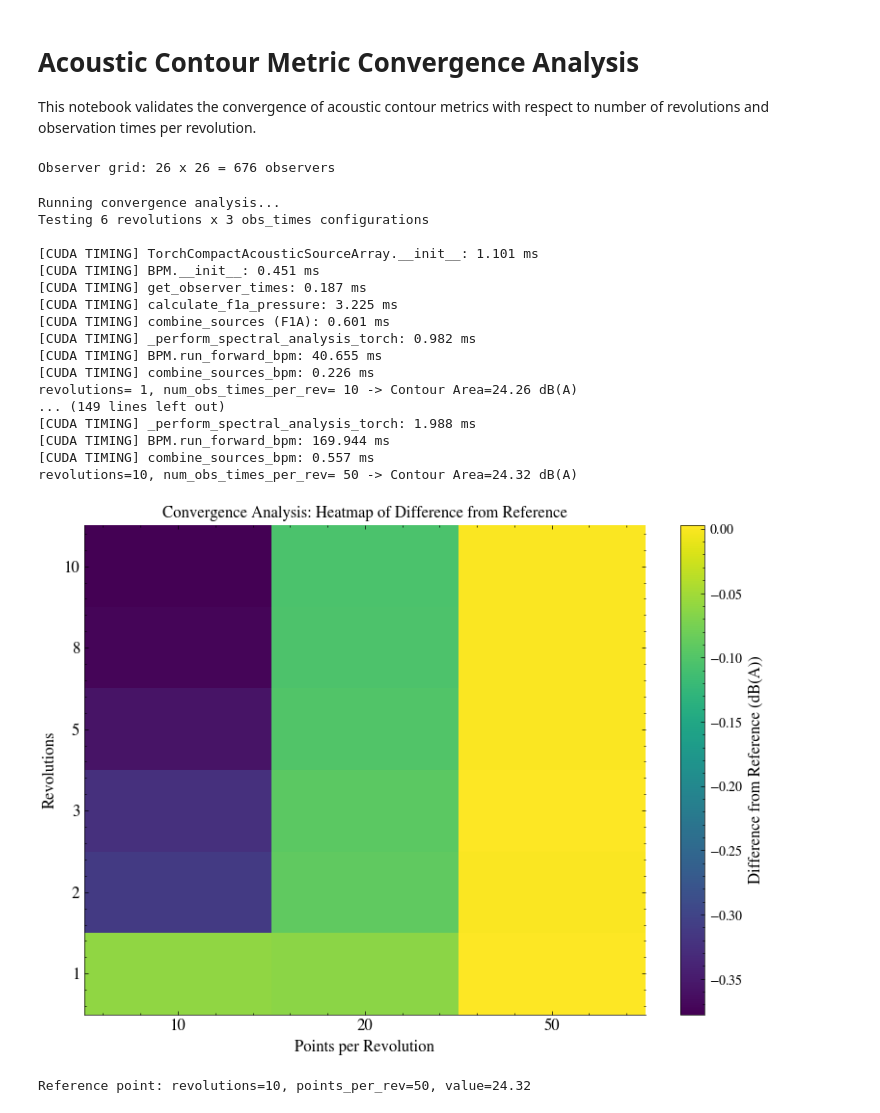
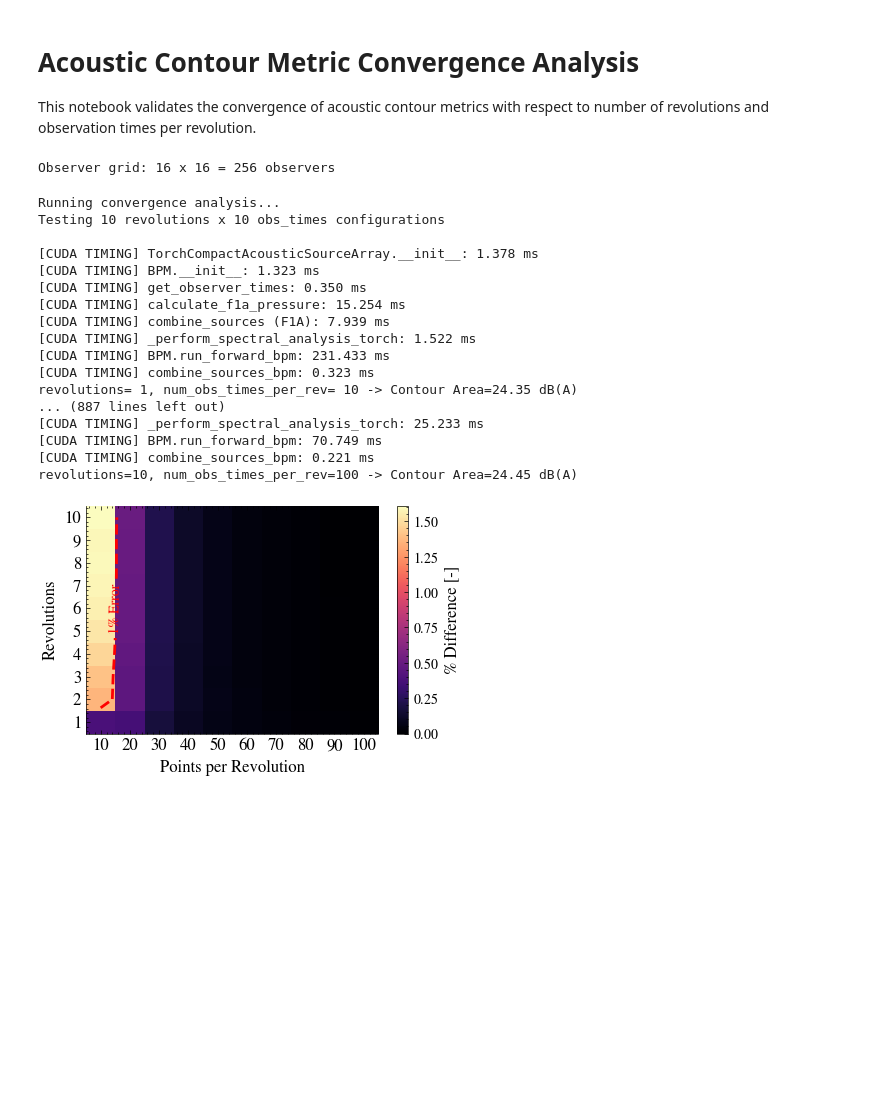
Before and after one commit to Frxljord/FastBEMT, a Jupyter notebook: Validation/AcousticContourValidation.ipynb, the cells around one changed output. Saved outputs shown, nothing was run; the diff lists cells and outputs as text; code cells hidden in the pictures; blank space fills up the shorter version.

Commit message:
acoustic contour val int type

```diff
--- a/Validation/AcousticContourValidation.ipynb
+++ b/Validation/AcousticContourValidation.ipynb
@@ -20,7 +21,7 @@ plt.style.use(['science', 'no-latex'])
 prop_name, blade_dict = load_propeller_dict('10x7E')[0]
 
 # Define observer grid
-n_observers_per_side = 26
+n_observers_per_side = 16
 size = 5
 x_range = np.linspace(-size, size, n_observers_per_side)
 y_range = np.linspace(0, size, n_observers_per_side)
@@ -30,11 +31,11 @@ r_observers = np.stack([X.flatten(), Y.flatten(), Z.flatten()], axis=1)
 
 print(f'Observer grid: {n_observers_per_side} x {n_observers_per_side} = {len(r_observers)} observers')
 # %% [output]
-Observer grid: 26 x 26 = 676 observers
+Observer grid: 16 x 16 = 256 observers
 # %%
 # Test parameter ranges
-revolutions_range = np.linspace(1, 10, 10)
-num_obs_times_per_rev_range = np.linspace(10, 100, 10)
+revolutions_range = np.linspace(1, 10, 10, dtype=int)
+num_obs_times_per_rev_range = np.linspace(10, 100, 10, dtype=int)
 
 # Storage for results
 oaspl_values = {}  # Dictionary: (revs, num_obs) -> OASPL array
@@ -91,22 +92,22 @@ for revolutions in revolutions_range:
               f'Contour Area={area:.2f} dB(A)')
 # %% [output]
 Running convergence analysis...
-Testing 6 revolutions x 3 obs_times configurations
+Testing 10 revolutions x 10 obs_times configurations
 
-[CUDA TIMING] TorchCompactAcousticSourceArray.__init__: 1.101 ms
-[CUDA TIMING] BPM.__init__: 0.451 ms
-[CUDA TIMING] get_observer_times: 0.187 ms
-[CUDA TIMING] calculate_f1a_pressure: 3.225 ms
-[CUDA TIMING] combine_sources (F1A): 0.601 ms
-[CUDA TIMING] _perform_spectral_analysis_torch: 0.982 ms
-[CUDA TIMING] BPM.run_forward_bpm: 40.655 ms
-[CUDA TIMING] combine_sources_bpm: 0.226 ms
-revolutions= 1, num_obs_times_per_rev= 10 -> Contour Area=24.26 dB(A)
-... (149 lines left out)
-[CUDA TIMING] _perform_spectral_analysis_torch: 1.988 ms
-[CUDA TIMING] BPM.run_forward_bpm: 169.944 ms
-[CUDA TIMING] combine_sources_bpm: 0.557 ms
-revolutions=10, num_obs_times_per_rev= 50 -> Contour Area=24.32 dB(A)
+[CUDA TIMING] TorchCompactAcousticSourceArray.__init__: 1.378 ms
+[CUDA TIMING] BPM.__init__: 1.323 ms
+[CUDA TIMING] get_observer_times: 0.350 ms
+[CUDA TIMING] calculate_f1a_pressure: 15.254 ms
+[CUDA TIMING] combine_sources (F1A): 7.939 ms
+[CUDA TIMING] _perform_spectral_analysis_torch: 1.522 ms
+[CUDA TIMING] BPM.run_forward_bpm: 231.433 ms
+[CUDA TIMING] combine_sources_bpm: 0.323 ms
+revolutions= 1, num_obs_times_per_rev= 10 -> Contour Area=24.35 dB(A)
+... (887 lines left out)
+[CUDA TIMING] _perform_spectral_analysis_torch: 25.233 ms
+[CUDA TIMING] BPM.run_forward_bpm: 70.749 ms
+[CUDA TIMING] combine_sources_bpm: 0.221 ms
+revolutions=10, num_obs_times_per_rev=100 -> Contour Area=24.45 dB(A)
 # %%
 # Create 2D heatmap: revolutions vs points_per_rev, colored by difference from reference
 ref_key = (revolutions_range[-1], num_obs_times_per_rev_range[-1])
@@ -118,41 +119,46 @@ heatmap_data = np.zeros((len(revolutions_range), len(num_obs_times_per_rev_range
 for i, revolutions in enumerate(revolutions_range):
     for j, num_obs_times in enumerate(num_obs_times_per_rev_range):
         key = (revolutions, num_obs_times)
-        heatmap_data[i, j] = oaspl_values[key] - ref_value
+        heatmap_data[i, j] = 100 * np.abs((oaspl_values[key] - ref_value) / ref_value)
 
 # Create figure and heatmap
-fig, ax = plt.subplots(figsize=(8, 6))
+fig, ax = plt.subplots(figsize=(4.5, 3))
 
 # Plot heatmap
 im = ax.imshow(
     heatmap_data,
-    cmap='viridis',
+    cmap='magma',
     aspect='auto',
     origin='lower',
     interpolation='nearest'
 )
+X, Y = np.meshgrid(np.arange(len(num_obs_times_per_rev_range)),
+                   np.arange(len(revolutions_range)))
+
+contour = ax.contour(X, Y, heatmap_data, levels=[1],
+                     colors='red', linestyles='--', linewidths=2)
+
+ax.clabel(contour, inline=True, fmt='1%% Error', fontsize=10)
 
 # Set ticks and labels
 ax.set_xticks(np.arange(len(num_obs_times_per_rev_range)))
 ax.set_yticks(np.arange(len(revolutions_range)))
 ax.set_xticklabels(num_obs_times_per_rev_range, fontsize=12)
 ax.set_yticklabels(revolutions_range, fontsize=12)
 
 # Labels and formatting
 ax.set_xlabel('Points per Revolution', fontsize=12)
 ax.set_ylabel('Revolutions', fontsize=12)
-ax.set_title('Convergence Analysis: Heatmap of Difference from Reference', fontsize=12)
 
 # Add colorbar
 cbar = plt.colorbar(im, ax=ax)
-cbar.set_label('Difference from Reference (dB(A))', fontsize=12)
+cbar.set_label('% Difference [-]', fontsize=12)
 
 # Remove top and right spines
 ax.spines[['top', 'right']].set_visible(False)
 
 plt.tight_layout()
 plt.savefig('../Figures/convergence_2d_heatmap.pdf', dpi=200)
 plt.show()
 # %% [output]
-[figure, old version]
+[figure, new version]
-Reference point: revolutions=10, points_per_rev=50, value=24.32
```
Also changed, not shown: parts of 1 cell of this notebook.
